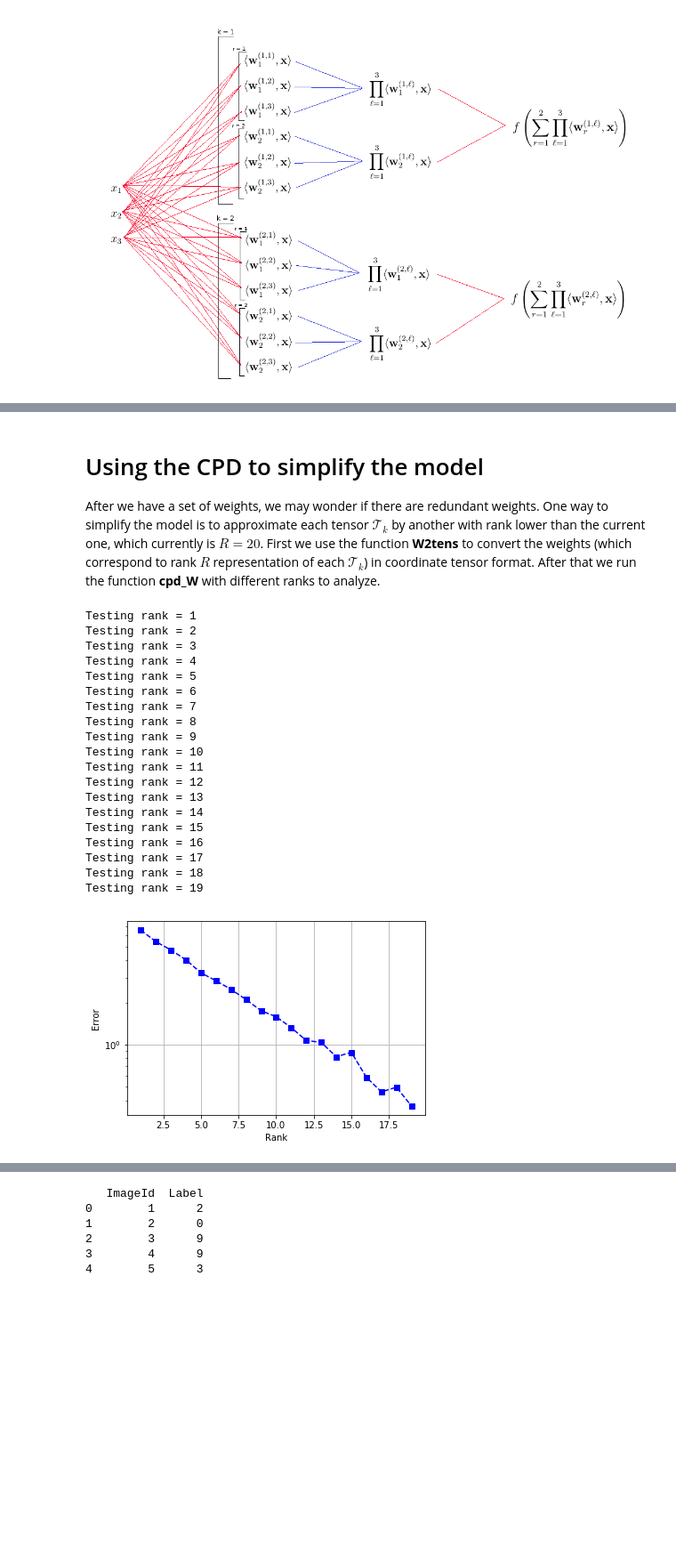
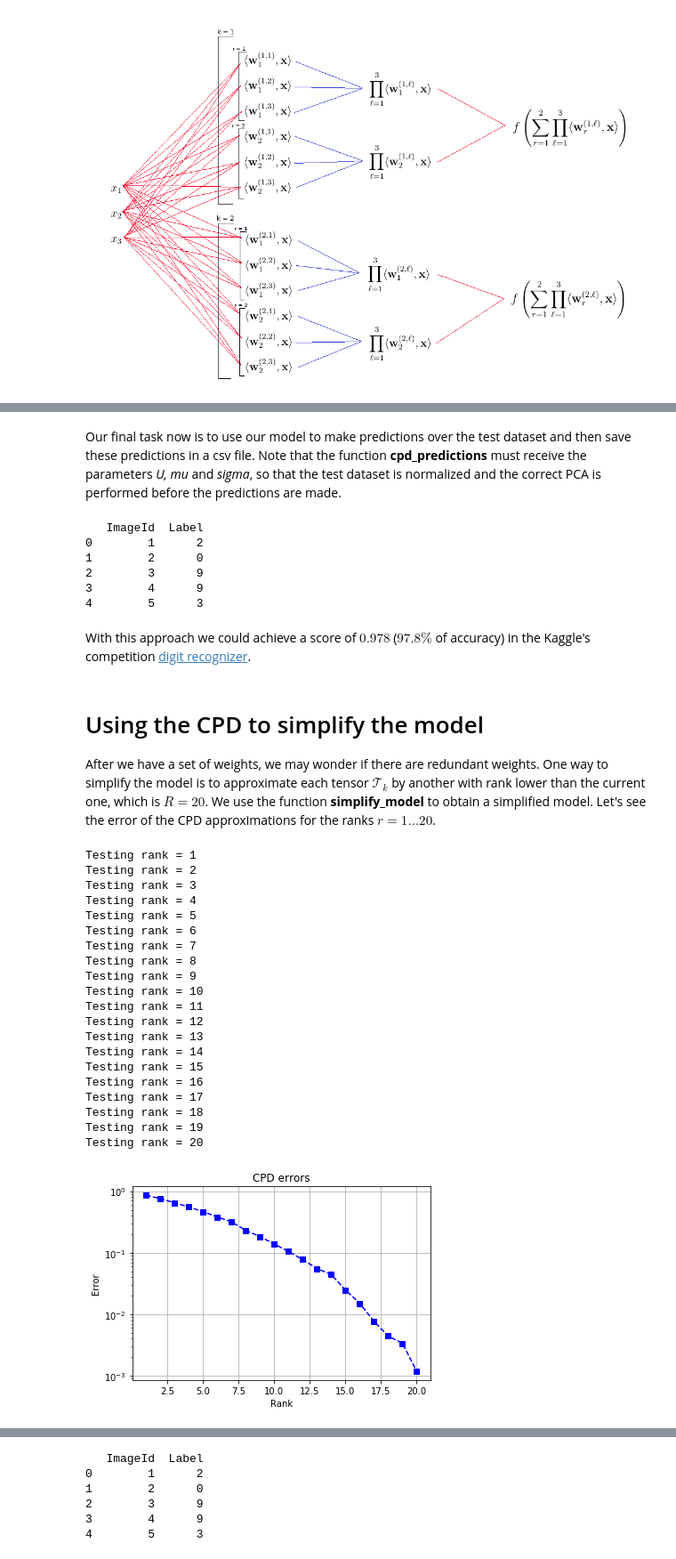
Before and after one commit to felipebottega/Tensor-Fox, a Jupyter notebook: examples/digit_recognizer_cpd.ipynb, the cells around one changed output, grey strips where cells are left out. Shown at 89% size. Saved outputs shown, nothing was run; the diff lists cells and outputs as text; code cells hidden in the pictures; blank space fills up the shorter version.

```diff
--- a/examples/digit_recognizer_cpd.ipynb
+++ b/examples/digit_recognizer_cpd.ipynb
@@ -95,10 +93,10 @@ X = X[idx,:]
 Y = Y[idx]
 
 # Split data in train and validate datasets.
-X_train = X[:30000, :]
-Y_train = Y[:30000]
-X_val = X[30000:, :]
-Y_val = Y[30000:]
+X_train = X[:32000, :]
+Y_train = Y[:32000]
+X_val = X[32000:, :]
+Y_val = Y[32000:]
 
 # Load test dataset.
 data = pd.read_csv('test.csv')
@@ -195,5 +190,23 @@ Dataset accuracy( 1 ) = 98.707 %
 ===============================================
+# %% [markdown]
+Our final task now is to use our model to make predictions over the test dataset and then save these predictions in a csv file. Note that the function **cpd_predictions** must receive the parameters *U, mu* and *sigma*, so that the test dataset is normalized and the correct PCA is performed before the predictions are made.
+# %%
+# Make predictions and save them in a csv file.
+predictions = tl.cpd_predictions(X_test, best_new_W, U, mu=mu, sigma=sigma)
+submission = pd.read_csv('sample_submission.csv')
+submission["Label"] = predictions
+submission.to_csv('cpd_submission.csv', index=False)
+print(submission.head())
+# %% [output]
+   ImageId  Label
+0        1      2
+1        2      0
+2        3      9
+3        4      9
+4        5      3
+# %% [markdown]
+With this approach we could achieve a score of $0.978$ ($97.8 \%$ of accuracy) in the Kaggle's competition [digit recognizer](https://www.kaggle.com/c/digit-recognizer).
 # %% [markdown]
 # Using the CPD to simplify the model
 
-After we have a set of weights, we may wonder if there are redundant weights. One way to simplify the model is to approximate each tensor $\mathcal{T}_k$ by another with rank lower than the current one, which currently is $R = 20$. First we use the function **W2tens** to convert the weights (which correspond to rank $R$ representation of each $\mathcal{T}_k$) in coordinate tensor format. After that we run the function **cpd_W** with different ranks to analyze.
+After we have a set of weights, we may wonder if there are redundant weights. One way to simplify the model is to approximate each tensor $\mathcal{T}_k$ by another with rank lower than the current one, which is $R = 20$. We use the function **simplify_model** to obtain a simplified model. Let's see the error of the CPD approximations for the ranks $r=1 \ldots 20$.
@@ -203,50 +213,56 @@ T_list = tl.W2tens(W)
 # %%
 # We try to find a CPD with rank less than 20 for the tensors.
+# options=False means we are using default parameters for the cpd function.
 
-# Shape of the tensors.
+# Initialize variables.
+best_of = 3
 dims = L*(X_bias.shape[1], )
 T_approx = np.zeros(dims)
+ranks = range(1, 21)
 errors = []
 
-for r in range(1, 20):
+class options:
+    inner_method = 'cg_static'
+
+for r in ranks:
     print('Testing rank =', r)
-    factors_list = tl.cpd_W(T_list, r)
-
-    error = 0
-    k = 0
-    for factors in factors_list:
-        T_approx = tfx.cnv.cpd2tens(T_approx, factors, dims)
-        error += np.linalg.norm(T_approx - T_list[k])
-        k += 1
-
-    errors.append(error)
+    # Try to compute the CPD a few times.
+    best_new_errors = np.inf
+    for i in range(best_of):
+        new_W, new_errors = tl.simplify_model(W, r, options)
+        new_errors = np.array(new_errors).mean()
+        if new_errors < best_new_errors:
+            best_new_errors = new_errors
+    errors.append(best_new_errors)
 
 # Plot results.
-plt.plot(range(1, 20), errors, 'b--')
-plt.plot(range(1, 20), errors, 'bs')
+plt.plot(ranks, errors, 'b--')
+plt.plot(ranks, errors, 'bs')
+plt.title('CPD errors')
 plt.xlabel('Rank')
 plt.ylabel('Error')
 plt.yscale('log')
 plt.grid()
 plt.show()
 # %% [output]
 Testing rank = 1
 Testing rank = 2
 Testing rank = 3
 Testing rank = 4
 Testing rank = 5
 Testing rank = 6
 Testing rank = 7
 Testing rank = 8
 Testing rank = 9
 Testing rank = 10
 Testing rank = 11
 Testing rank = 12
 Testing rank = 13
 Testing rank = 14
 Testing rank = 15
 Testing rank = 16
 Testing rank = 17
 Testing rank = 18
 Testing rank = 19
+Testing rank = 20
-[figure, old version]
+[figure, new version]
```
Also changed, not shown: parts of 12 cells of this notebook.
